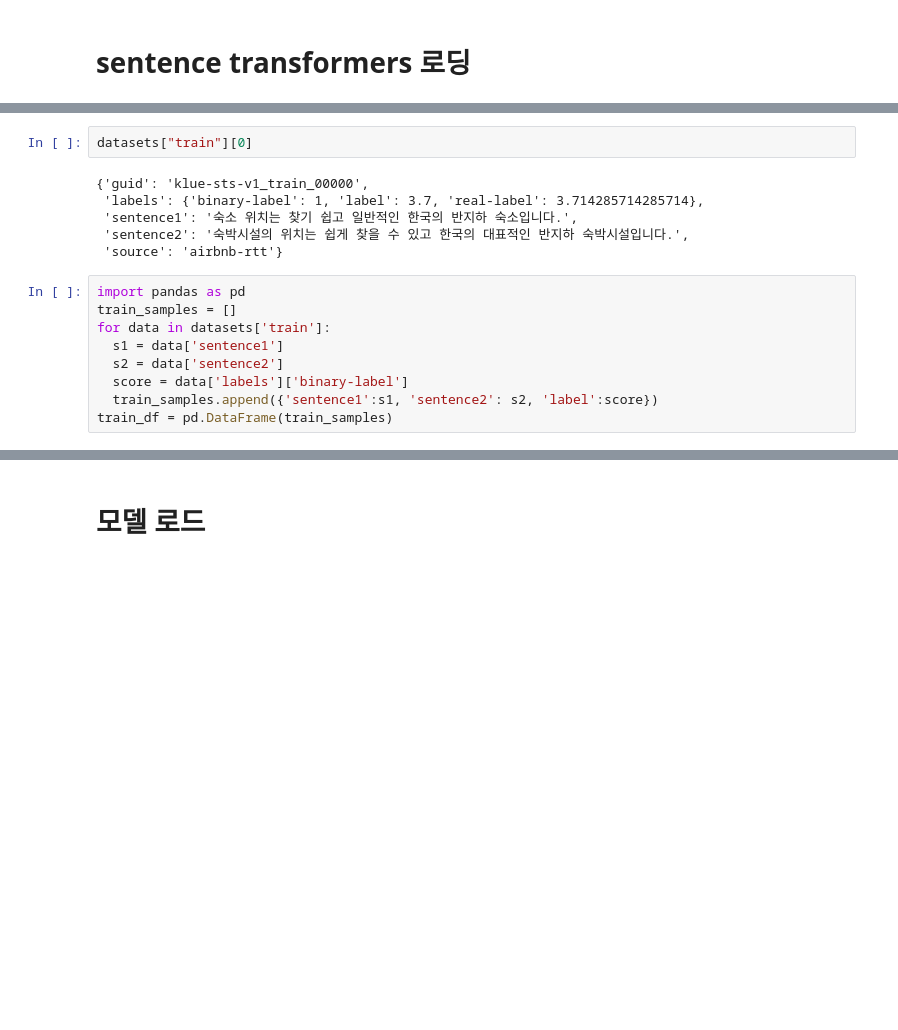
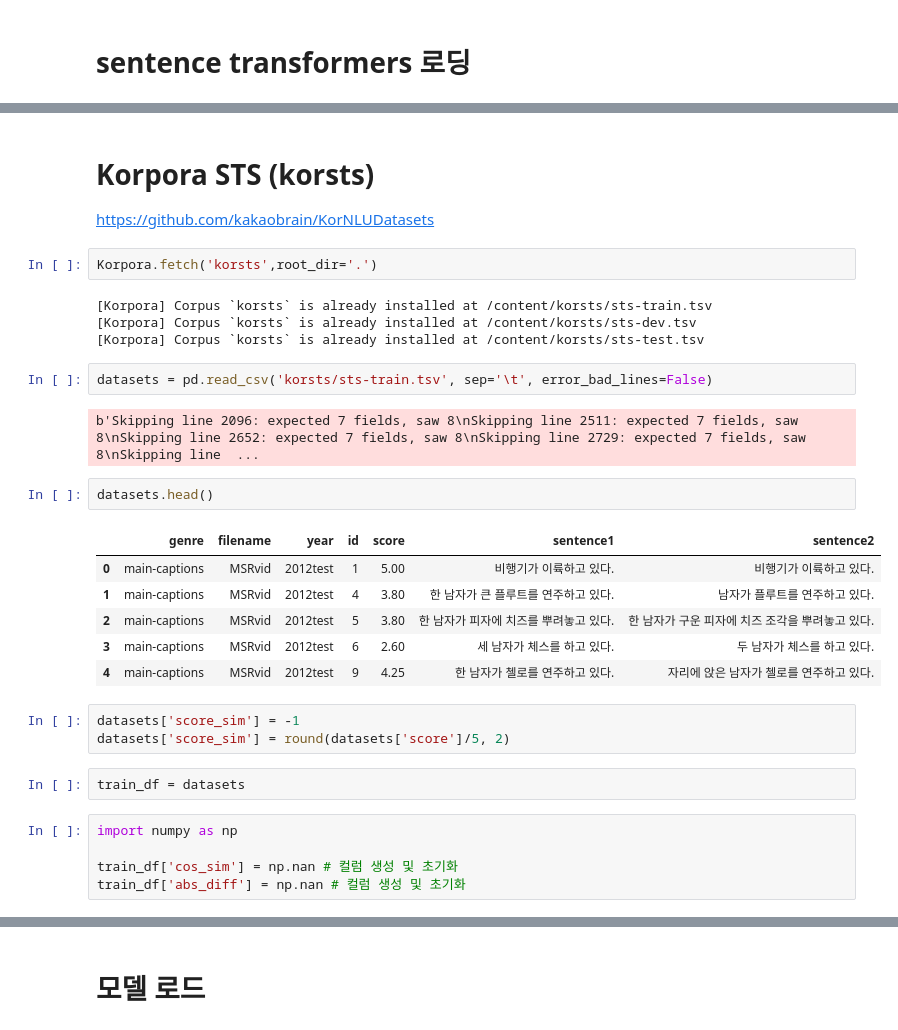
Before and after one commit to cateto/python4NLP, a Jupyter notebook: cohesion_test/[sentence_transformers_paraphrase_xlm_r_multilingual_v1]sentence_transformer_ipynb의_사본.ipynb, the cells around one changed output, grey strips where cells are left out. Cells and saved outputs as stored; diff of their text form; blank space fills up the shorter version.

```diff
--- a/cohesion_test/[sentence_transformers_paraphrase_xlm_r_multilingual_v1]sentence_transformer_ipynb의_사본.ipynb
+++ b/cohesion_test/[sentence_transformers_paraphrase_xlm_r_multilingual_v1]sentence_transformer_ipynb의_사본.ipynb
@@ -43,20 +39,35 @@ https://github.com/KLUE-benchmark/KLUE/wiki/KLUE-STS-dataset-description
-# %%
-datasets["train"][0]
-# %% [output]
-{'guid': 'klue-sts-v1_train_00000',
- 'labels': {'binary-label': 1, 'label': 3.7, 'real-label': 3.714285714285714},
- 'sentence1': '숙소 위치는 찾기 쉽고 일반적인 한국의 반지하 숙소입니다.',
- 'sentence2': '숙박시설의 위치는 쉽게 찾을 수 있고 한국의 대표적인 반지하 숙박시설입니다.',
- 'source': 'airbnb-rtt'}
-# %%
-import pandas as pd
-train_samples = []
-for data in datasets['train']:
-  s1 = data['sentence1']
-  s2 = data['sentence2']
-  score = data['labels']['binary-label']
-  train_samples.append({'sentence1':s1, 'sentence2': s2, 'label':score})
-train_df = pd.DataFrame(train_samples)
+# %% [markdown]
+# Korpora STS (korsts)
+https://github.com/kakaobrain/KorNLUDatasets
+# %%
+Korpora.fetch('korsts',root_dir='.')
+# %% [output]
+[Korpora] Corpus `korsts` is already installed at /content/korsts/sts-train.tsv
+[Korpora] Corpus `korsts` is already installed at /content/korsts/sts-dev.tsv
+[Korpora] Corpus `korsts` is already installed at /content/korsts/sts-test.tsv
+# %%
+datasets = pd.read_csv('korsts/sts-train.tsv', sep='\t', error_bad_lines=False)
+# %% [output]
+b'Skipping line 2096: expected 7 fields, saw 8\nSkipping line 2511: expected 7 fields, saw 8\nSkipping line 2652: expected 7 fields, saw 8\nSkipping line 2729: expected 7 fields, saw 8\nSkipping line  ...
+# %%
+datasets.head()
+# %% [output]
+|  | genre | filename | year | id | score | sentence1 | sentence2 |
+| 0 | main-captions | MSRvid | 2012test | 1 | 5.00 | 비행기가 이륙하고 있다. | 비행기가 이륙하고 있다. |
+| 1 | main-captions | MSRvid | 2012test | 4 | 3.80 | 한 남자가 큰 플루트를 연주하고 있다. | 남자가 플루트를 연주하고 있다. |
+| 2 | main-captions | MSRvid | 2012test | 5 | 3.80 | 한 남자가 피자에 치즈를 뿌려놓고 있다. | 한 남자가 구운 피자에 치즈 조각을 뿌려놓고 있다. |
+| 3 | main-captions | MSRvid | 2012test | 6 | 2.60 | 세 남자가 체스를 하고 있다. | 두 남자가 체스를 하고 있다. |
+| 4 | main-captions | MSRvid | 2012test | 9 | 4.25 | 한 남자가 첼로를 연주하고 있다. | 자리에 앉은 남자가 첼로를 연주하고 있다. |
+# %%
+datasets['score_sim'] = -1
+datasets['score_sim'] = round(datasets['score']/5, 2)
+# %%
+train_df = datasets
+# %%
+import numpy as np
+
+train_df['cos_sim'] = np.nan # 컬럼 생성 및 초기화
+train_df['abs_diff'] = np.nan # 컬럼 생성 및 초기화
 # %%
 train_df.head()
 # %% [output]
```
Also changed, not shown: parts of 10 cells of this notebook.
